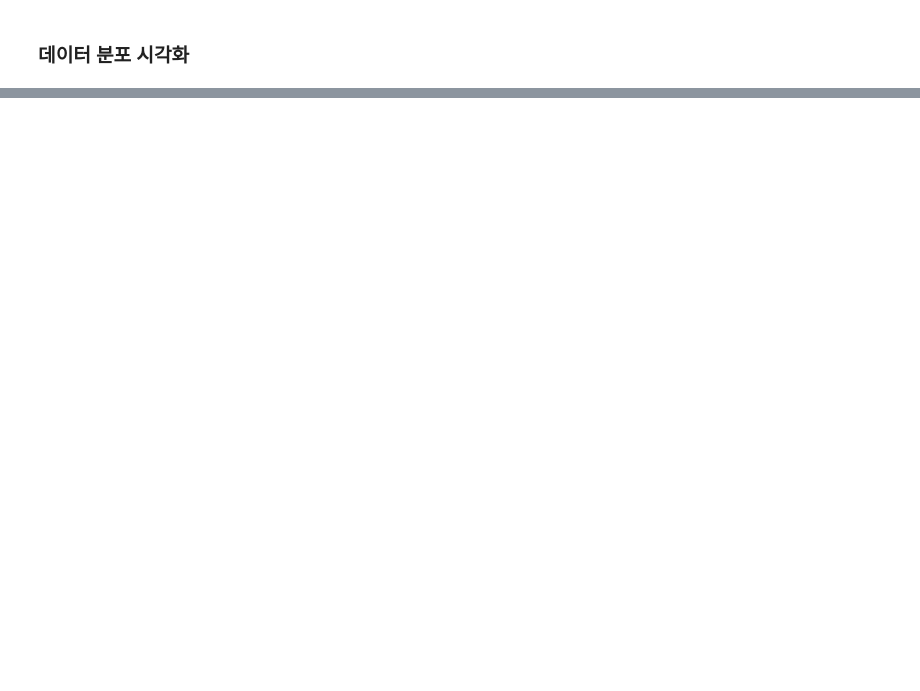
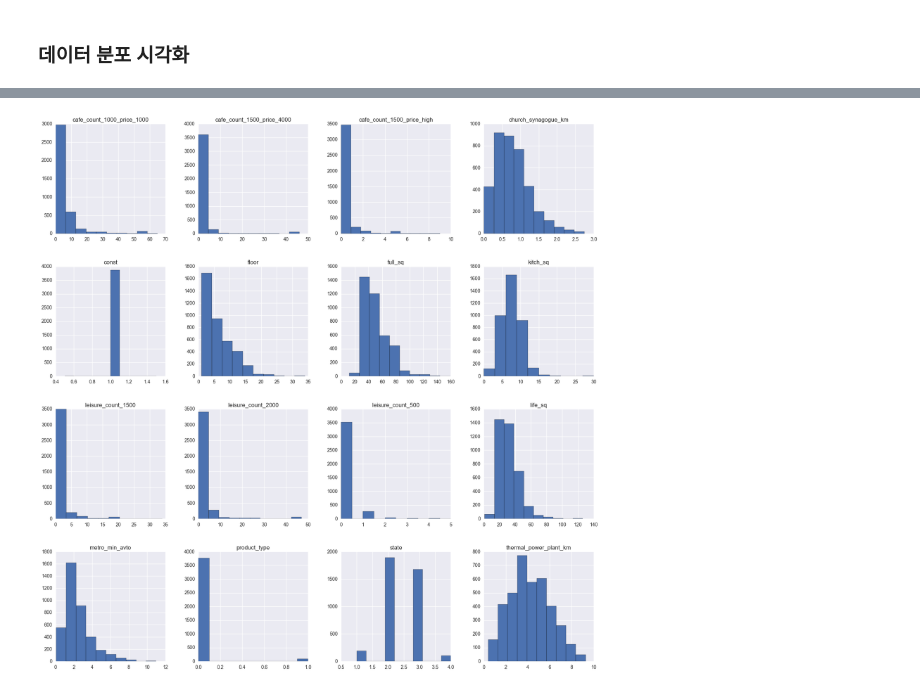
Before and after one commit to KyutaeLee/LinearRegressionProject1, a Jupyter notebook: LinearRegressionProject1.ipynb, the cells around one changed output, grey strips where cells are left out. Cells and saved outputs as stored; diff of their text form; code cells hidden in the pictures; blank space fills up the shorter version.

```diff
--- a/LinearRegressionProject1.ipynb
+++ b/LinearRegressionProject1.ipynb
@@ -136,0 +565,12 @@ sm.stats.anova_lm(model_chas.fit())
+# %%
+def outlier_crusher(result):
+    influence = result.get_influence()
+    cooks_d2, pvals = influence.cooks_distance
+    fox_cr = 4 / (len(dfY) - dfX2.shape[1] - 1)
+    idx = np.where(cooks_d2 > fox_cr)[0]
+    return idx
+# %%
+idx = outlier_crusher(result3)
+print(idx)
+print()
+print('There are {} outliers according to Fox criteria.'.format(len(idx)))
@@ -136,0 +597,6 @@ sm.stats.anova_lm(model_chas.fit())
+# %%
+dfX3_idx = dfX3.drop(idx)
+dfY_idx = dfY.drop(idx)
+
+print(dfX3_idx.shape)
+print(dfY_idx.shape)
@@ -136,0 +916,7 @@ sm.stats.anova_lm(model_chas.fit())
+# %%
+#Log plot of features before scaling. dfX3_idx_c is the feature matrix right after outlier extraction
+#and before scaling & data split
+dfX3_idx_c.hist(figsize = (20, 20))
+plt.show()
+# %% [output]
+[figure, added]
```
Also changed, not shown: parts of 111 cells of this notebook.
